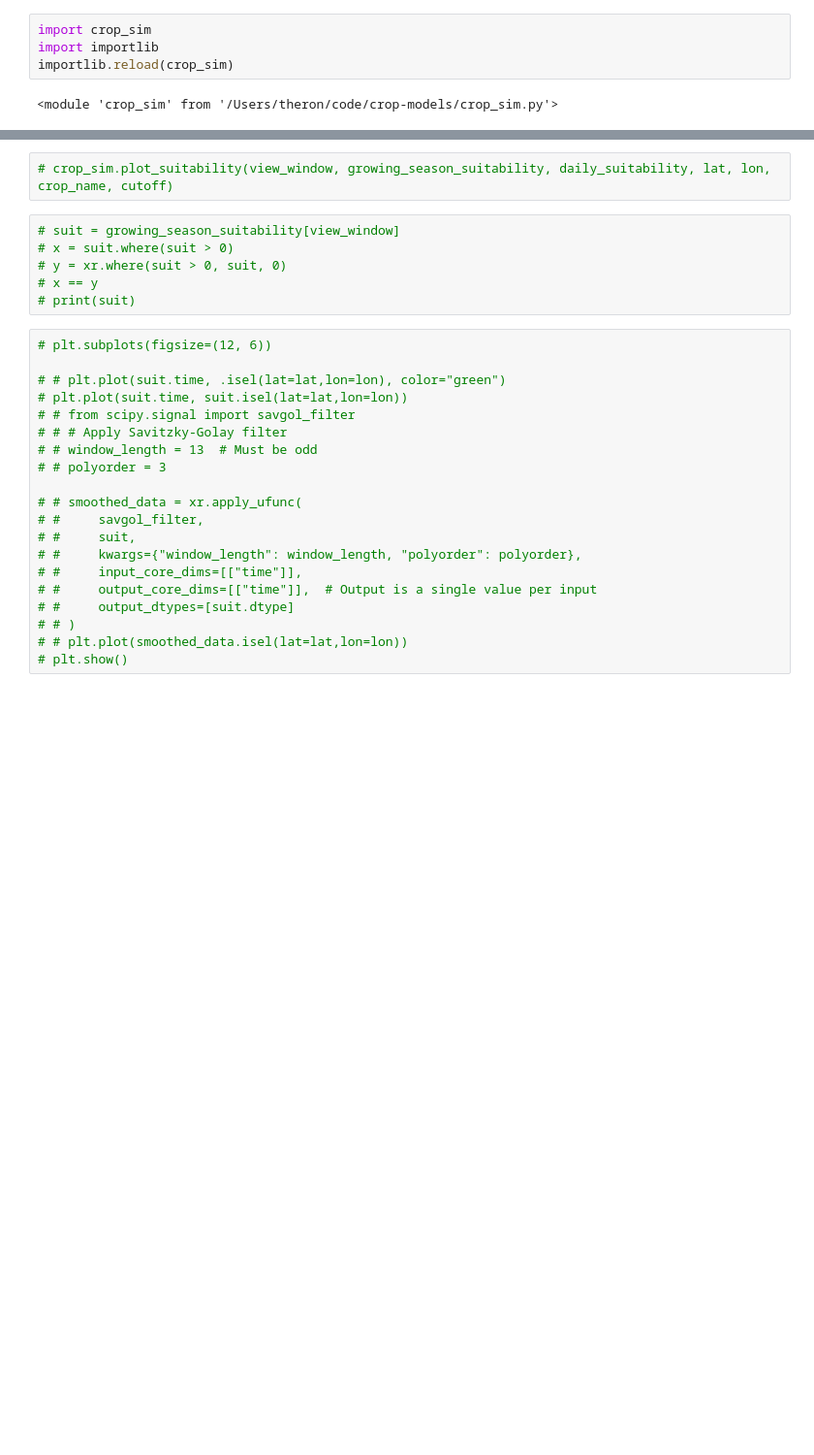
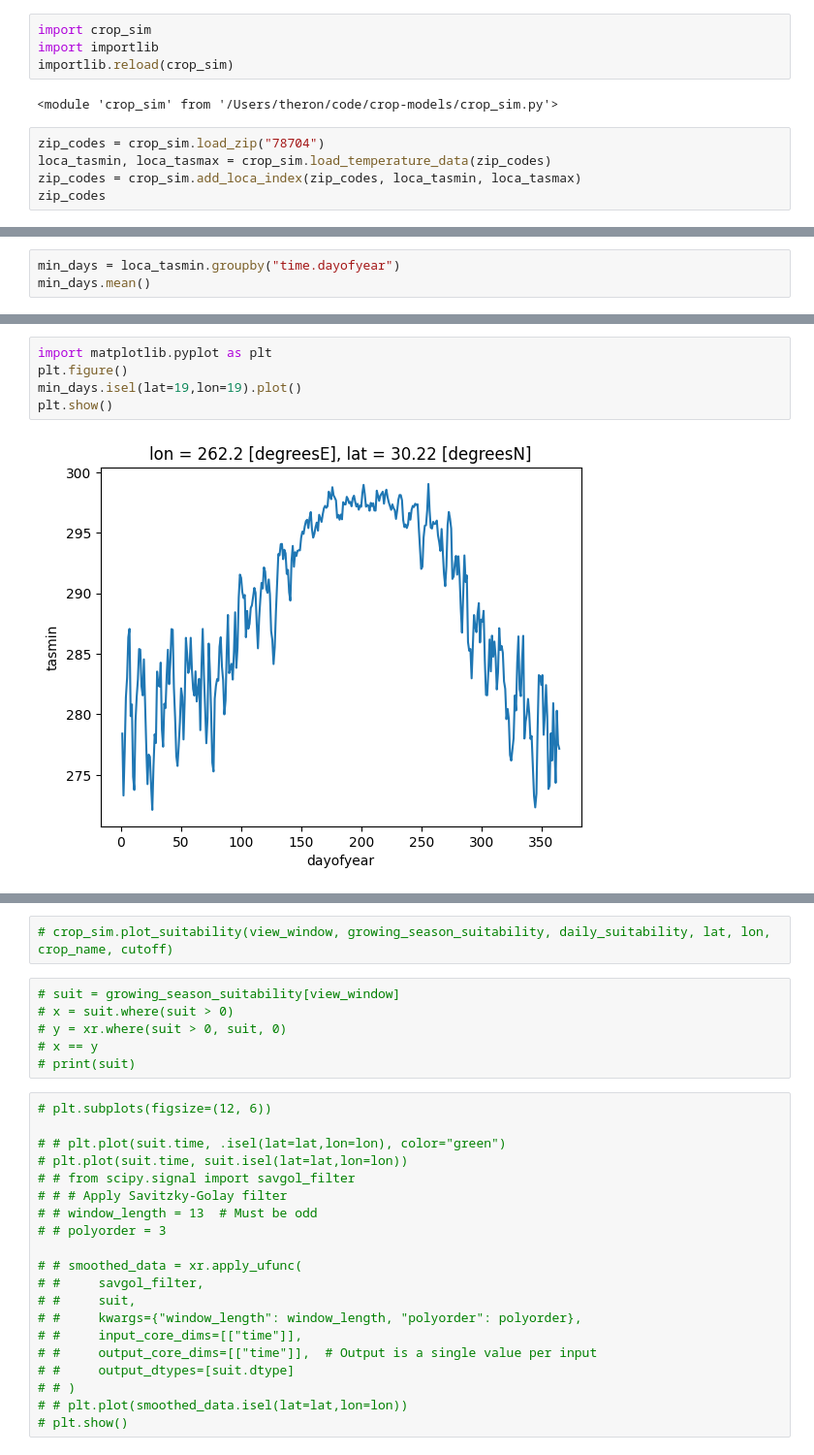
Before and after one commit to stereowrench/crop-models, a Jupyter notebook: Crop Simulations.ipynb, the cells around one changed output, grey strips where cells are left out. Shown: that part at 97% size. Cells and saved outputs as stored; diff of their text form; blank space fills up the shorter version.

```diff
--- a/Crop Simulations.ipynb
+++ b/Crop Simulations.ipynb
@@ -24,3 +24,8 @@ import importlib
 importlib.reload(crop_sim)
 # %% [output]
 <module 'crop_sim' from '/Users/theron/code/crop-models/crop_sim.py'>
+# %%
+zip_codes = crop_sim.load_zip("78704")
+loca_tasmin, loca_tasmax = crop_sim.load_temperature_data(zip_codes)
+zip_codes = crop_sim.add_loca_index(zip_codes, loca_tasmin, loca_tasmax)
+zip_codes
@@ -26,0 +35,3 @@ importlib.reload(crop_sim)
+# %%
+min_days = loca_tasmin.groupby("time.dayofyear")
+min_days.mean()
@@ -27,3 +85,10 @@ importlib.reload(crop_sim)
+# %%
+import matplotlib.pyplot as plt
+plt.figure()
+min_days.isel(lat=19,lon=19).plot()
+plt.show()
+# %% [output]
+[figure, added]
 # %%
 import matplotlib
 matplotlib.pyplot.close()
```
Also changed, not shown: parts of 8 cells of this notebook, 1 other file.
